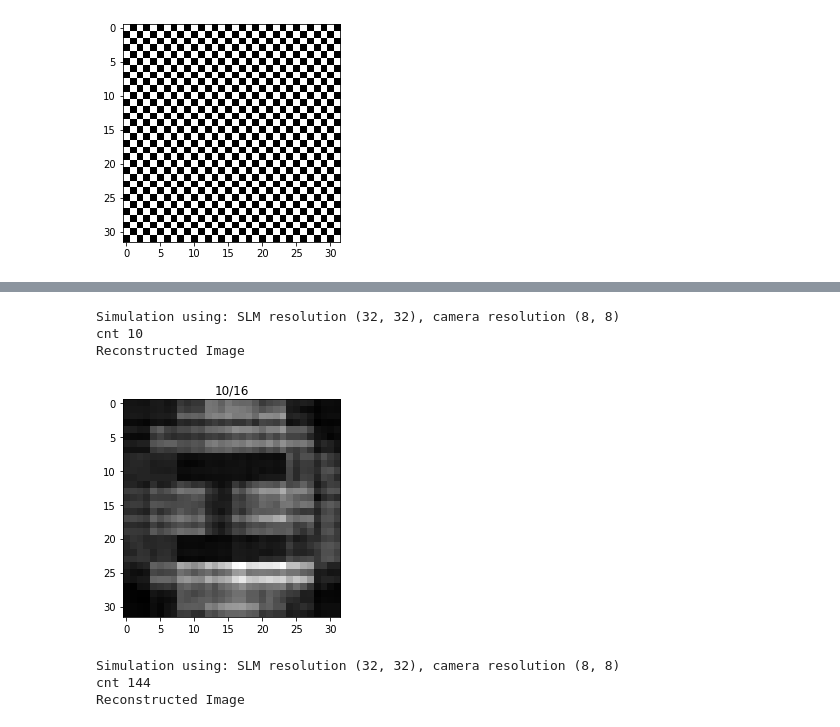
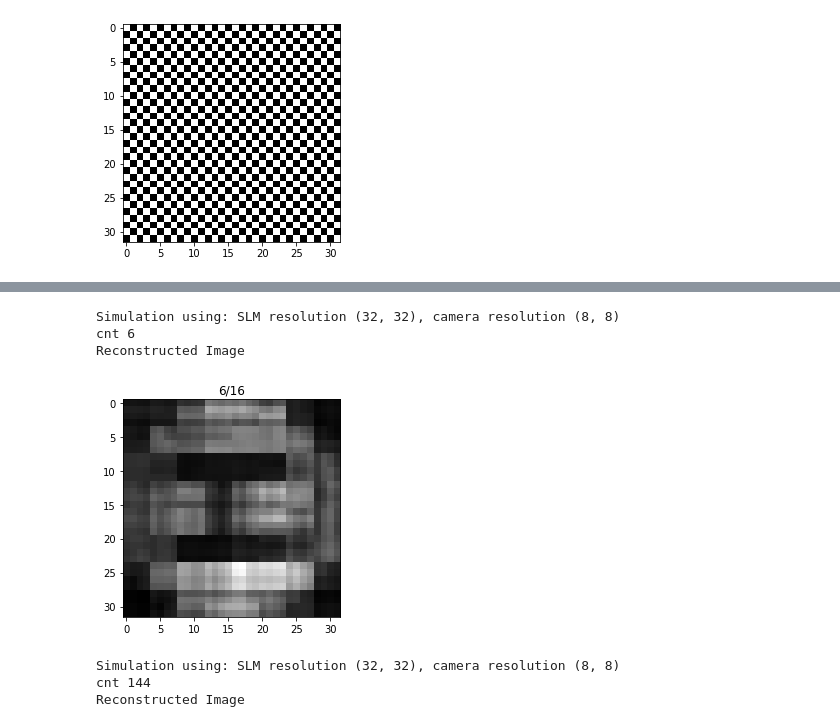
Before and after one commit to rstanuwijaya/jensen-lab-analysis, a Jupyter notebook: notebooks/slmcontrol.ipynb, the cells around one changed output, grey strips where cells are left out. Drawn from its saved outputs; the diff is of its cells as text; code cells hidden in the pictures.

```diff
--- a/notebooks/slmcontrol.ipynb
+++ b/notebooks/slmcontrol.ipynb
@@ -298,31 +295,31 @@ plt.show()
 # %%
 path = r'/mnt/e/Data/JensenLab/22-02-16 Cat Trial/HKspacing1/'
 slm_res = (32, 32)
 camera_res = (8, 8)
 mac_res = (4, 4)
 crop = (2, 2+28, 2, 2+28)
 rot = (0, 0)
 spacing = (1, 1)
-n = 10
+n = 6
 sigma = 1
 mode = 'ideal'
 
 sim = GhostAnalyser(path, slm_res, camera_res, mac_res, crop, n, spacing=spacing, shift=rot, sigma=sigma, method='zigzag', mode=mode)
 cnt = sim.run_analysis()
 
 print(f"Simulation using: SLM resolution {slm_res}, camera resolution {camera_res}")
 print("cnt", cnt)
 print("Reconstructed Image")
 plt.title(f"{n}/{prod(mac_res)}")
 plt.imshow(np.abs(sim.G2), vmax=sim.G2.flatten().max(), cmap='gray')
 plt.show()
 
 A = sim.G2
 # %% [output]
 Simulation using: SLM resolution (32, 32), camera resolution (8, 8)
-cnt 10
+cnt 6
 Reconstructed Image
-[figure, old version]
+[figure, new version]
 # %%
 path = r'/mnt/e/Data/JensenLab/22-02-16 Cat Trial/HKspacing3b/'
 slm_res = (32, 32)
```
Also changed, not shown: parts of 8 cells of this notebook, 5 other files.
